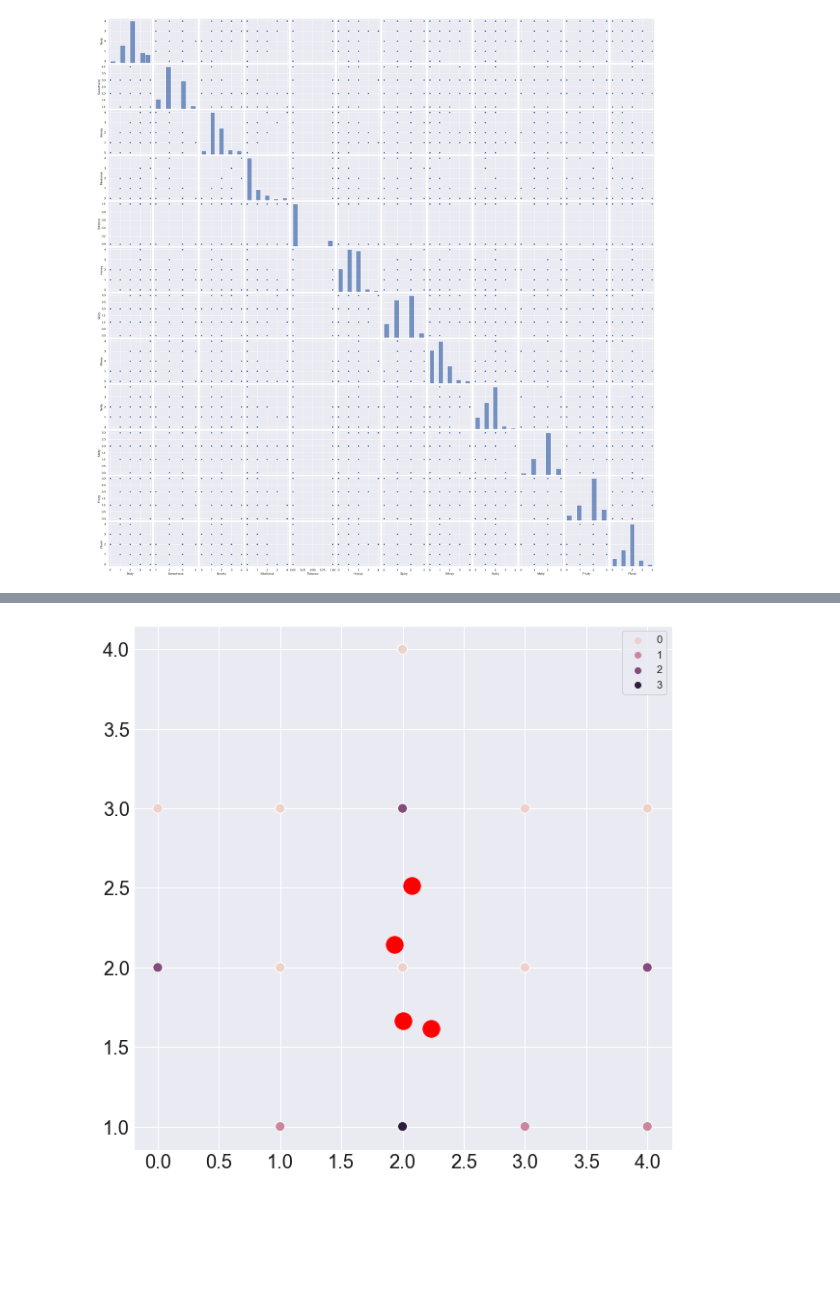
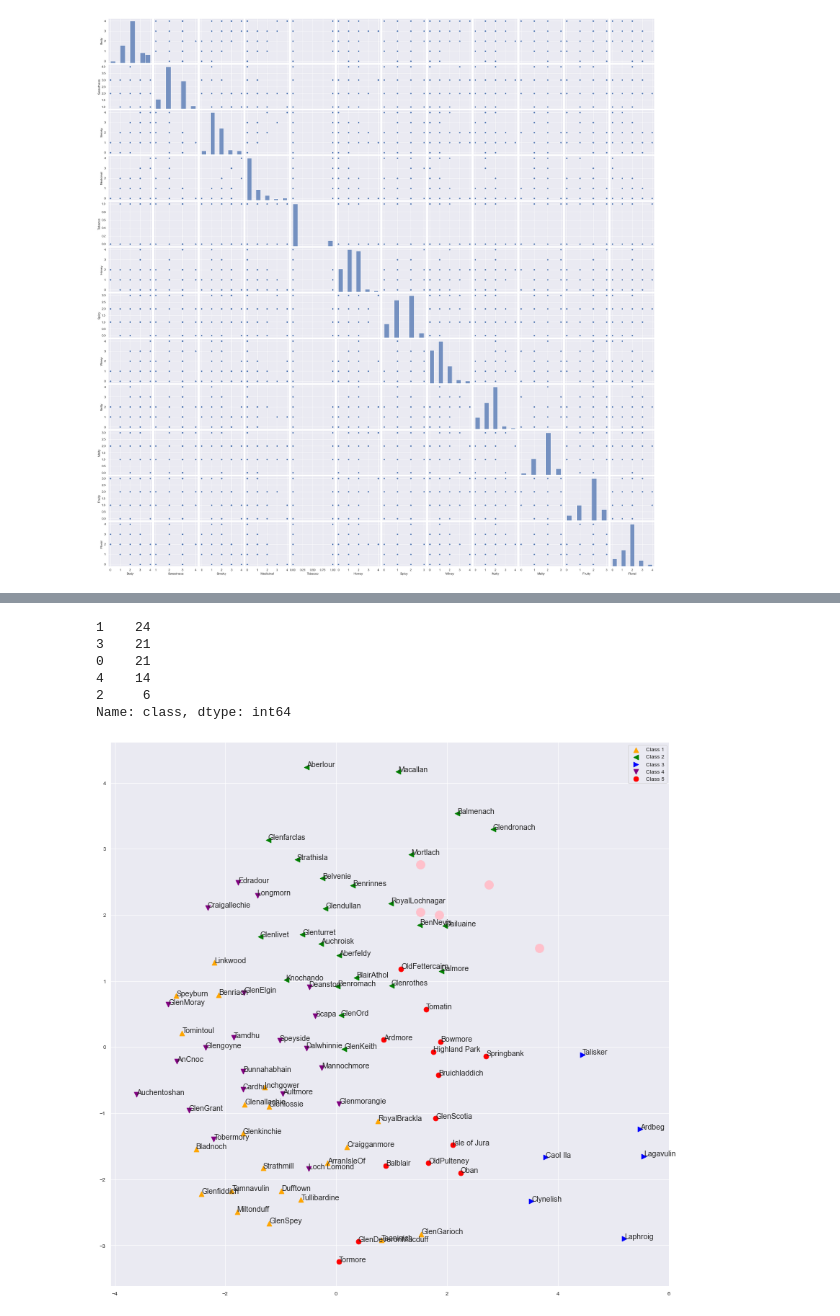
Before and after one commit to keanubowker8/K-Means-Whiskey-Distilleries, a Jupyter notebook: whiskey.ipynb, the cells around one changed output, grey strips where cells are left out. Saved outputs shown, nothing was run; the diff lists cells and outputs as text; code cells hidden in the pictures; blank space fills up the shorter version.

```diff
--- a/Untitled.ipynb
+++ b/whiskey.ipynb
@@ -155,9 +142,36 @@ KMeans(n_clusters=4, random_state=1)
-# %%
-plt.subplots(1,figsize=(10,10))
-sns.scatterplot(x=X[:, 0], y=X[:, 1], hue=kmodel.labels_,s=100)
-#plt.legend(['Iris-versicolor','Iris-setosa','Iris-virginica'])
-plt.scatter(kmeans.cluster_centers_[:, 0], kmeans.cluster_centers_[:, 1], s=300, c='red')
-plt.tick_params(direction='in', length=10, width=5, colors='k', labelsize=20)
-#plt.set_title('Predicted', fontsize=18)
-# %% [output]
-[figure, removed]
+# %%
+whiskey_df['class'] = kmodel
+whiskey_df['class'].value_counts()
+# %% [output]
+1    24
+3    21
+0    21
+4    14
+2     6
+Name: class, dtype: int64
+# %%
+mds = manifold.MDS(n_components=2, dissimilarity="euclidean", random_state=0)
+pos = mds.fit_transform(X)
+
+col =['orange','green', 'blue', 'purple', 'red']
+chars = "^<>vo+d"
+c_flag = 0
+labels = whiskey_df['Distillery']
+
+plt.figure(figsize=(20, 20), dpi=50)
+plt.rcParams["font.size"] = 15
+
+for label, x, y, c in zip(labels, pos[:, 0], pos[:, 1],whiskey_df['class']):
+
+    if(c == c_flag):
+        c_flag = c_flag+1
+        plt.scatter(x,y, c=col[c], marker=chars[c], s=100, label = "Class "+ str(c+1))
+    else:
+        plt.scatter(x,y, c=col[c], marker=chars[c], s=100)
+
+    plt.annotate(label,xy = (x, y))
+plt.legend(loc='upper right')
+plt.scatter(kmeans.cluster_centers_[:, 0], kmeans.cluster_centers_[:, 1], s=300, c='pink')
+plt.show()
+# %% [output]
+[figure, added]
```
Also changed, not shown: parts of 13 cells of this notebook, 4 other files.
